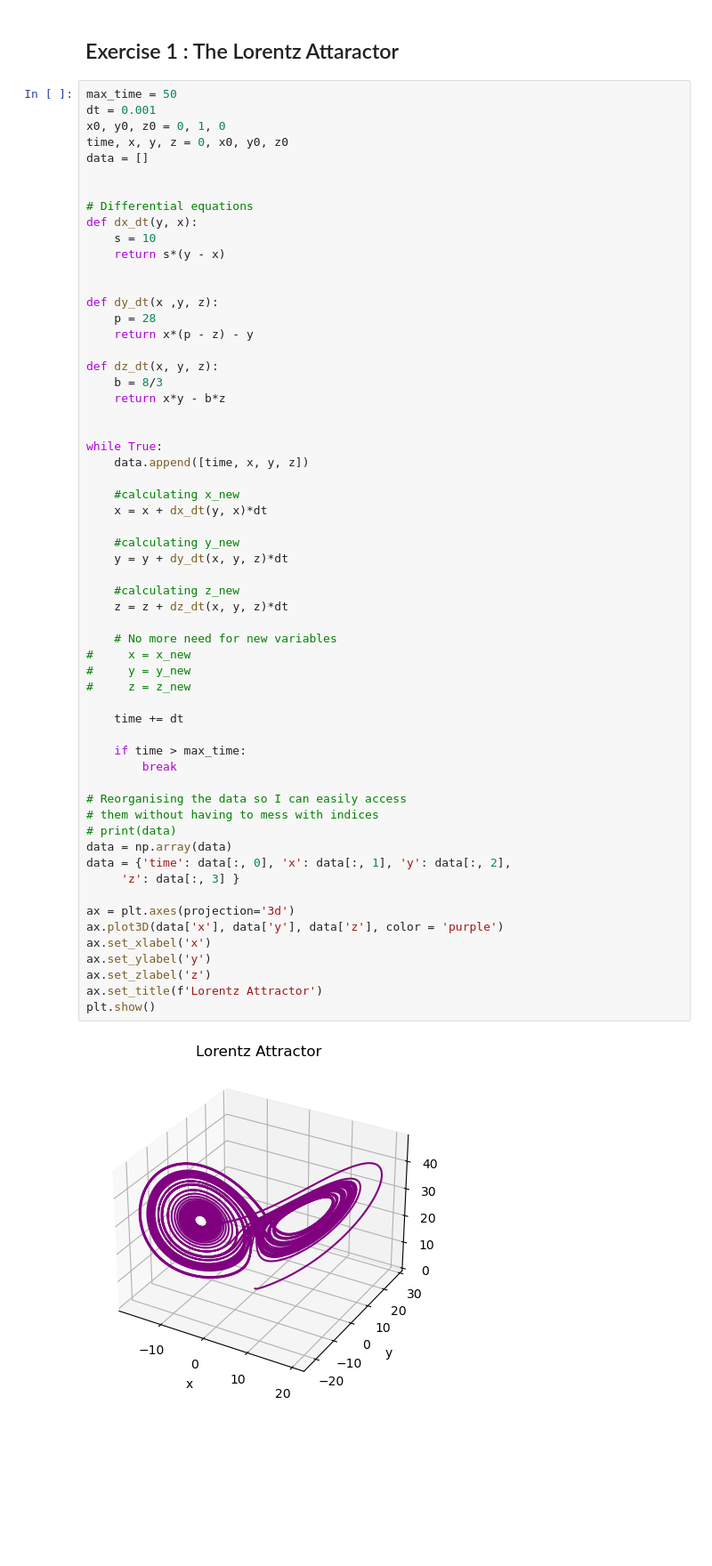
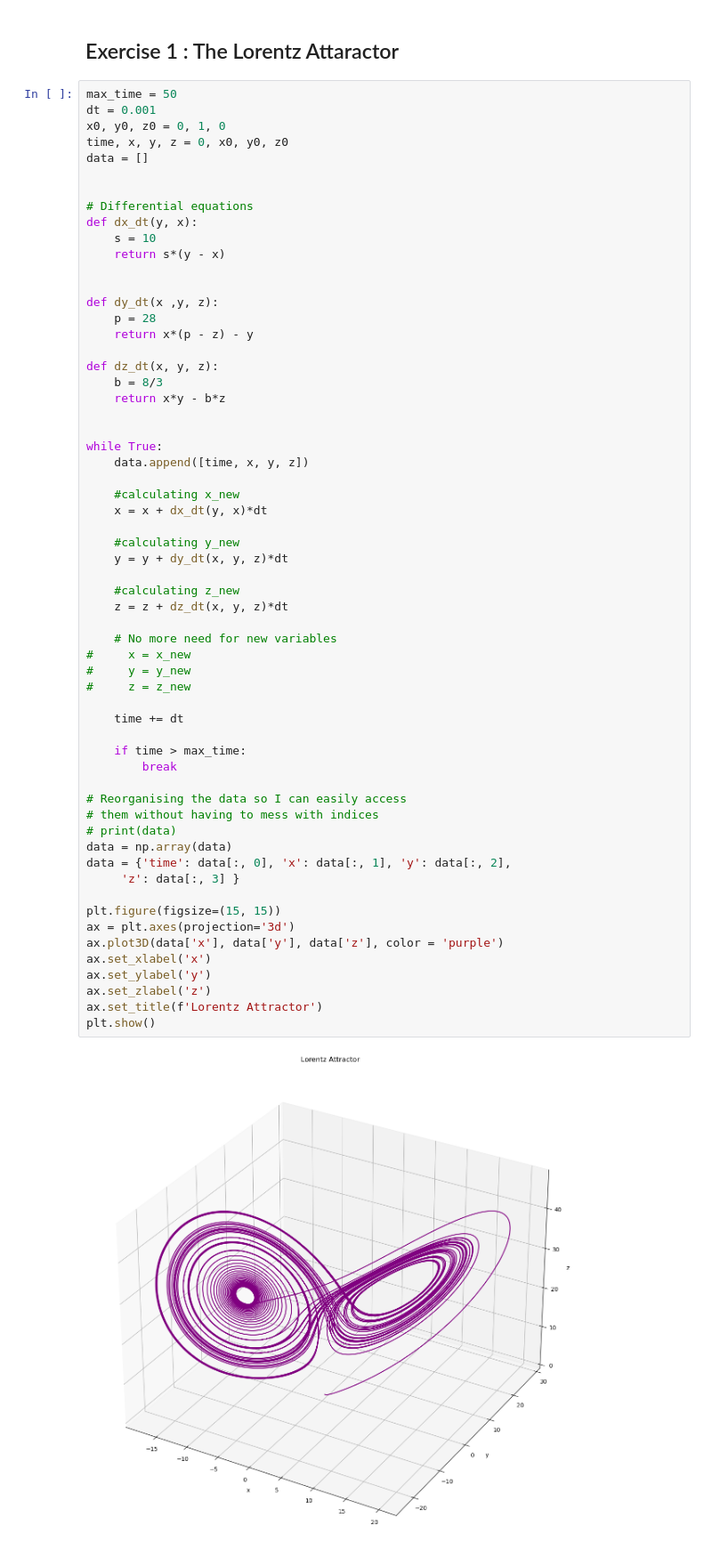
Before and after one commit to SPS-SP2273/learning-portfolio-karelleewx, a Jupyter notebook: numerical solutions/numerical_solutions_(good).ipynb, the cells around one changed output. Shown at 89% size. Drawn from its saved outputs; the diff is of its cells as text; blank space fills up the shorter version.

```diff
--- a/numerical solutions/numerical_solutions_(good).ipynb
+++ b/numerical solutions/numerical_solutions_(good).ipynb
@@ -307,31 +307,32 @@ while True:
     y = y + dy_dt(x, y, z)*dt
 
     #calculating z_new
     z = z + dz_dt(x, y, z)*dt
 
     # No more need for new variables
 #     x = x_new
 #     y = y_new
 #     z = z_new
 
     time += dt
 
     if time > max_time:
         break
 
 # Reorganising the data so I can easily access
 # them without having to mess with indices
 # print(data)
 data = np.array(data)
 data = {'time': data[:, 0], 'x': data[:, 1], 'y': data[:, 2],
      'z': data[:, 3] }
 
+plt.figure(figsize=(15, 15))
 ax = plt.axes(projection='3d')
 ax.plot3D(data['x'], data['y'], data['z'], color = 'purple')
 ax.set_xlabel('x')
 ax.set_ylabel('y')
 ax.set_zlabel('z')
 ax.set_title(f'Lorentz Attractor')
 plt.show()
 # %% [output]
-[figure, old version]
+[figure, new version]
```
